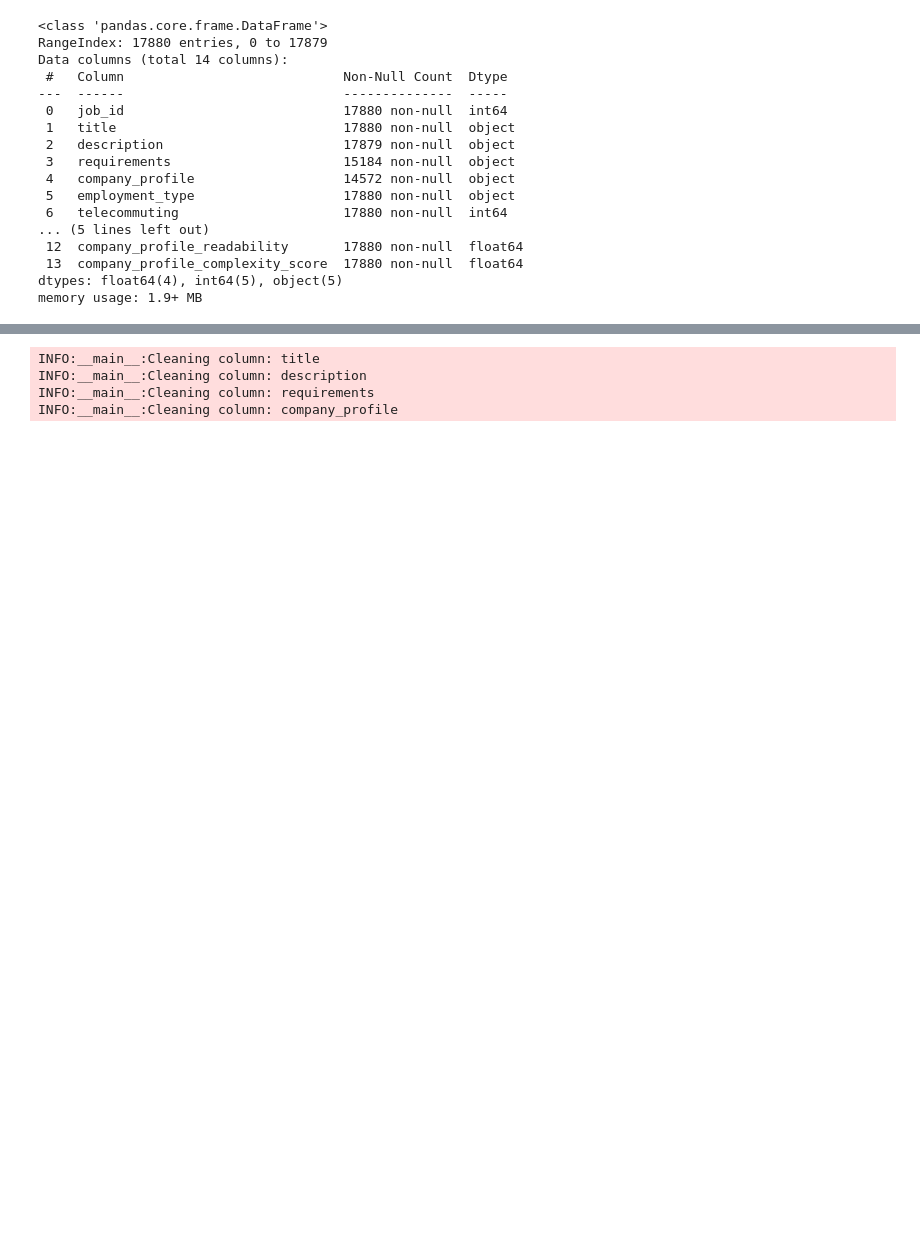
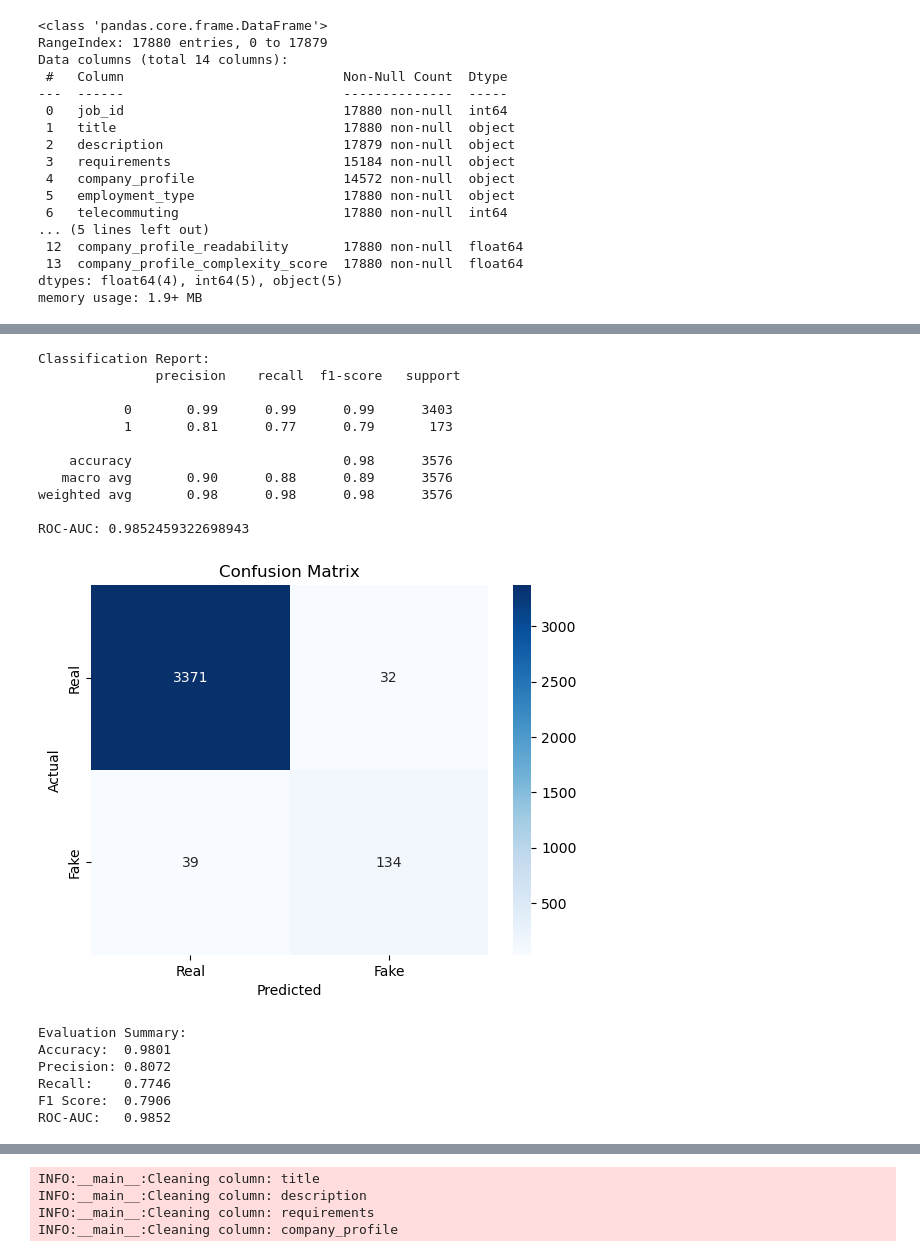
Before and after one commit to jdeleon3/Projects.RealFakeJobPredictor, a Jupyter notebook: ml/EDA/Project Fake Finder - Progress Report 2.ipynb, the cells around one changed output, grey strips where cells are left out. Drawn from its saved outputs; the diff is of its cells as text; code cells hidden in the pictures; blank space fills up the shorter version.

```diff
--- a/ml/EDA/Project Fake Finder - Progress Report 2.ipynb
+++ b/ml/EDA/Project Fake Finder - Progress Report 2.ipynb
@@ -936,0 +981,15 @@ logger = logging.getLogger(__name__)
+# %%
+from sklearn.model_selection import train_test_split
+
+X_train, X_test, y_train, y_test = train_test_split(X_full, y, test_size=0.2, stratify=y, random_state=42)
+# %%
+from sklearn.decomposition import TruncatedSVD
+
+svd = TruncatedSVD(n_components=300, random_state=42)
+X_train_reduced = svd.fit_transform(X_train)
+X_test_reduced = svd.transform(X_test)
+# %%
+from imblearn.over_sampling import SMOTE
+
+smote = SMOTE(random_state=42)
+X_train_resampled, y_train_resampled = smote.fit_resample(X_train_reduced, y_train)
@@ -936,0 +1036,56 @@ logger = logging.getLogger(__name__)
+# %%
+
+from sklearn.metrics import classification_report, confusion_matrix, roc_auc_score, accuracy_score, precision_score, recall_score, f1_score
+import matplotlib.pyplot as plt
+import seaborn as sns
+
+# Predict probabilities and class labels
+y_pred_proba = booster.predict(dtest)
+y_pred = (y_pred_proba >= 0.5).astype(int)
+
+# Classification report
+print("Classification Report:\n", classification_report(y_test, y_pred, zero_division=0))
+
+# ROC-AUC
+roc_auc = roc_auc_score(y_test, y_pred_proba)
+print("ROC-AUC:", roc_auc)
+
+# Confusion matrix plot
+cm = confusion_matrix(y_test, y_pred)
+sns.heatmap(cm, annot=True, fmt="d", cmap="Blues", xticklabels=["Real", "Fake"], yticklabels=["Real", "Fake"])
+plt.xlabel("Predicted")
+plt.ylabel("Actual")
+plt.title("Confusion Matrix")
+plt.show()
+
+# Evaluation summary
+accuracy = accuracy_score(y_test, y_pred)
+precision = precision_score(y_test, y_pred, zero_division=0)
+recall = recall_score(y_test, y_pred, zero_division=0)
+f1 = f1_score(y_test, y_pred, zero_division=0)
+
+print("\nEvaluation Summary:")
+print(f"Accuracy:  {accuracy:.4f}")
+print(f"Precision: {precision:.4f}")
+print(f"Recall:    {recall:.4f}")
+print(f"F1 Score:  {f1:.4f}")
+print(f"ROC-AUC:   {roc_auc:.4f}")
+# %% [output]
+Classification Report:
+               precision    recall  f1-score   support
+
+           0       0.99      0.99      0.99      3403
+           1       0.81      0.77      0.79       173
+
+    accuracy                           0.98      3576
+   macro avg       0.90      0.88      0.89      3576
+weighted avg       0.98      0.98      0.98      3576
+
+ROC-AUC: 0.9852459322698943
+[figure, added]
+Evaluation Summary:
+Accuracy:  0.9801
+Precision: 0.8072
+Recall:    0.7746
+F1 Score:  0.7906
+ROC-AUC:   0.9852
```
Also changed, not shown: parts of 11 cells of this notebook.
